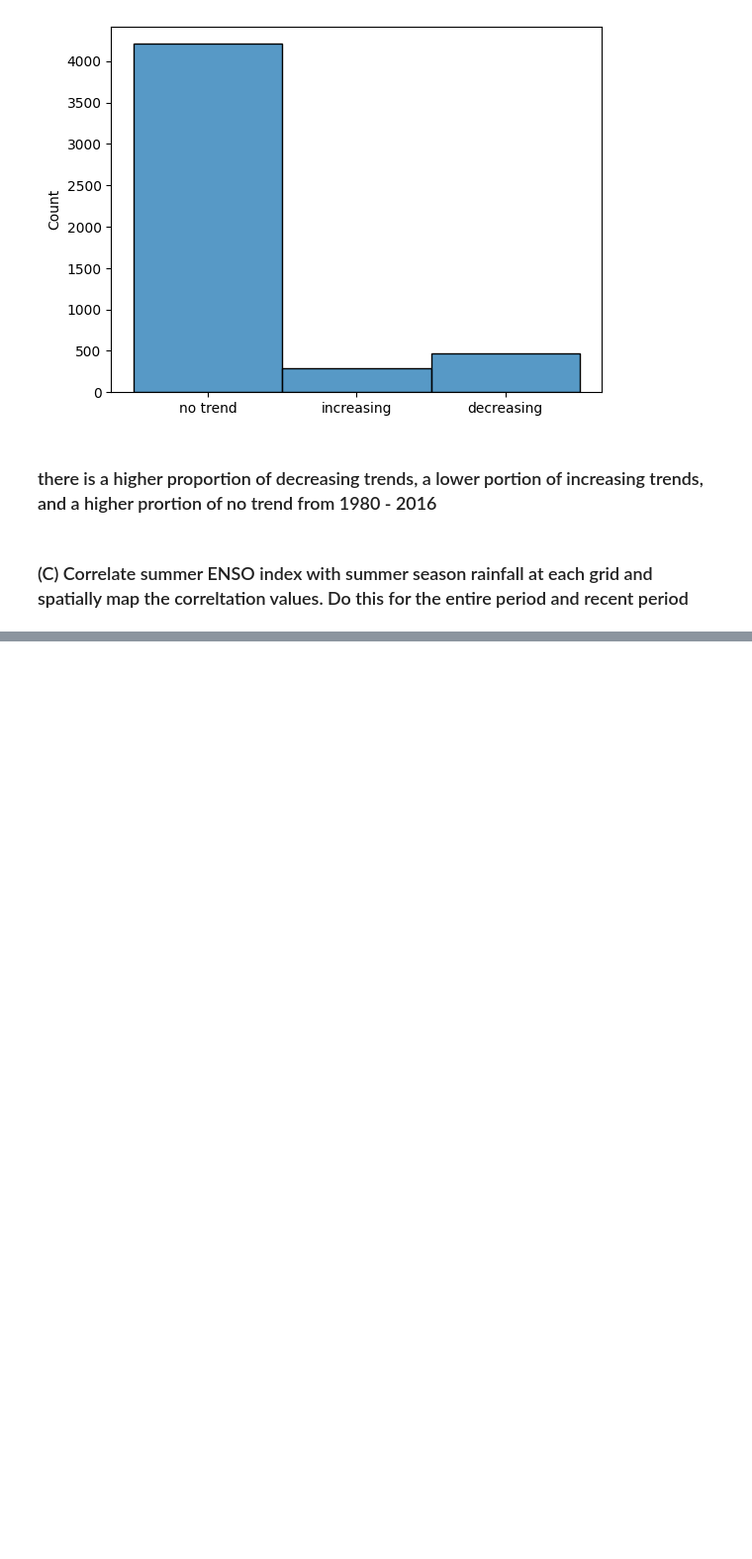
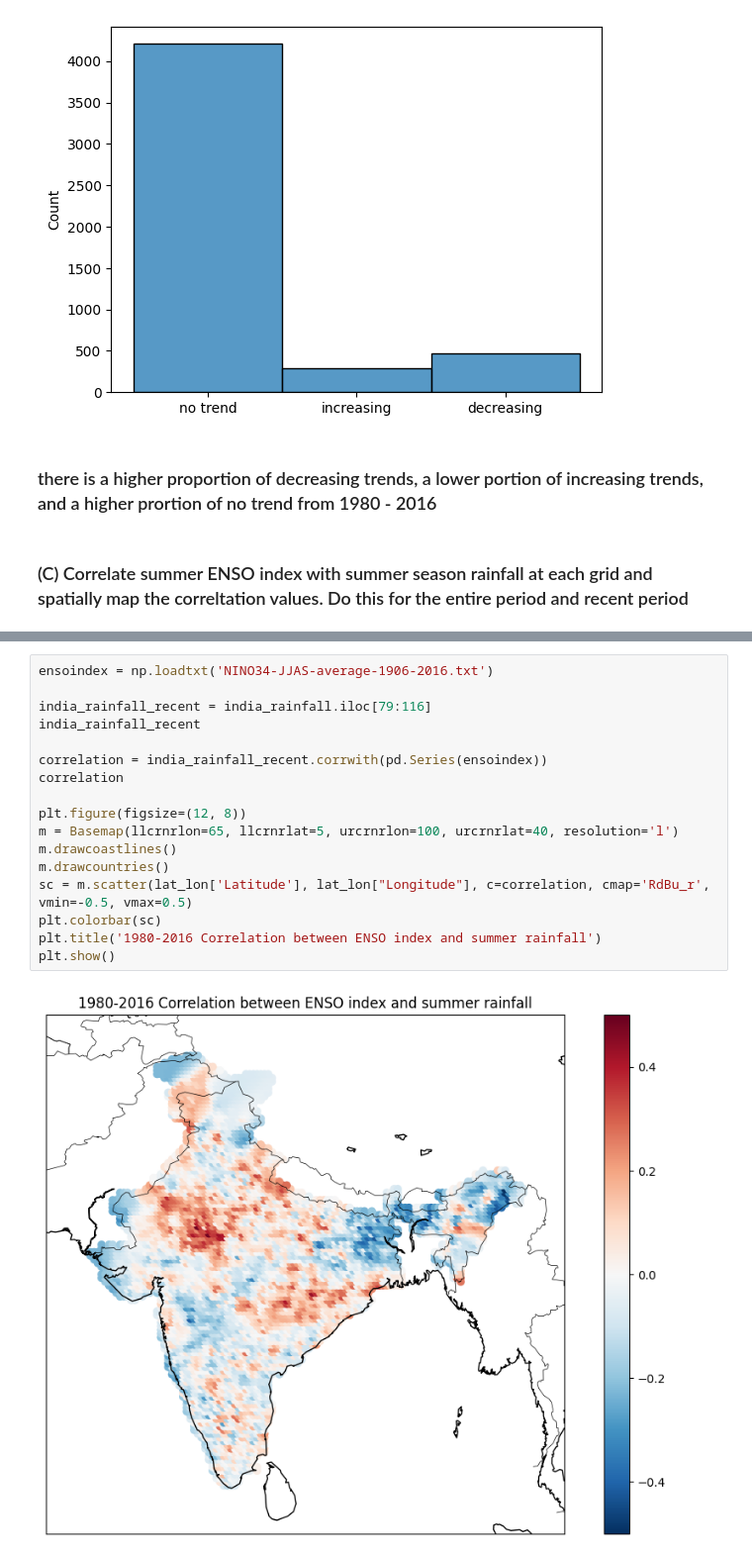
Before and after one commit to jtdocter27/Engineering-Probability---Statistics, a Jupyter notebook: R_project.ipynb, the cells around one changed output, grey strips where cells are left out. Shown at 99% size. Drawn from its saved outputs; the diff is of its cells as text; blank space fills up the shorter version.

```diff
--- a/R_project.ipynb
+++ b/R_project.ipynb
@@ -1021,0 +1036,19 @@ sns.histplot(trend_all)
+# %%
+ensoindex = np.loadtxt('NINO34-JJAS-average-1906-2016.txt')
+
+india_rainfall_recent = india_rainfall.iloc[79:116]
+india_rainfall_recent
+
+correlation = india_rainfall_recent.corrwith(pd.Series(ensoindex))
+correlation
+
+plt.figure(figsize=(12, 8))
+m = Basemap(llcrnrlon=65, llcrnrlat=5, urcrnrlon=100, urcrnrlat=40, resolution='l')
+m.drawcoastlines()
+m.drawcountries()
+sc = m.scatter(lat_lon['Latitude'], lat_lon["Longitude"], c=correlation, cmap='RdBu_r', vmin=-0.5, vmax=0.5)
+plt.colorbar(sc)
+plt.title('1980-2016 Correlation between ENSO index and summer rainfall')
+plt.show()
+# %% [output]
+[figure, added]
```
Also changed, not shown: parts of 7 cells of this notebook, 1 other file.
